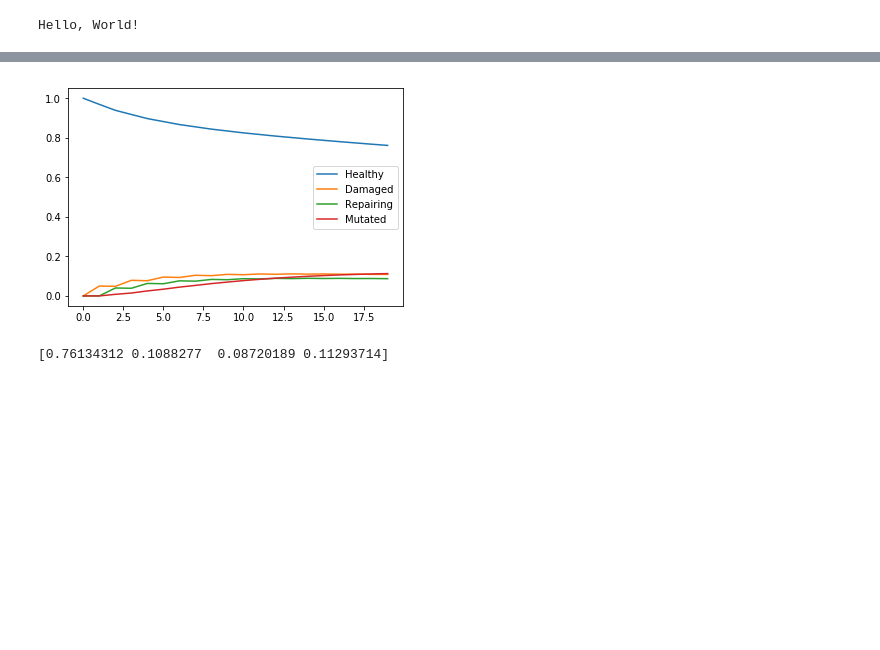
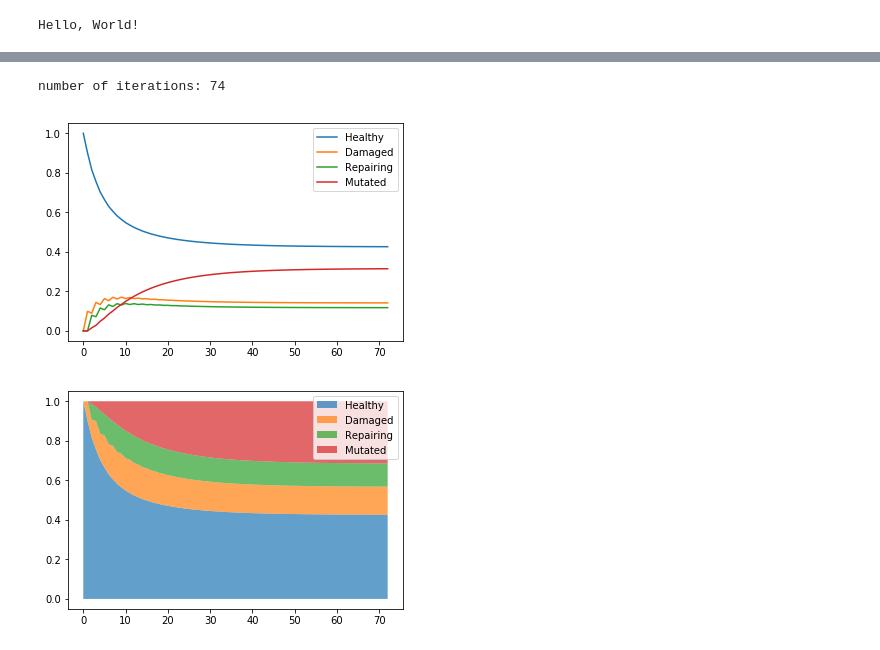
Before and after one commit to axiangusc/MATH691Y, a Jupyter notebook: Untitled.ipynb, the cells around one changed output, grey strips where cells are left out. Saved outputs shown, nothing was run; the diff lists cells and outputs as text; code cells hidden in the pictures; blank space fills up the shorter version.

```diff
--- a/Untitled.ipynb
+++ b/Untitled.ipynb
@@ -8,14 +18,6 @@ Hello, World!
 # %%
-
-
-u = 0.05 #This percentage of cells gets mutated at each step
-alpha = 0.80 #This percentage of damaged cells becomes mutated, if they survive being damaged
-beta = 0.2 #This percentage of repairing cells fully recovers into a healthy cell at each step
-epsilon = 0.80 #This percentage of damaged cells go into repair state
-a = 0.15 #This percentage of damaged cells dies at each step
-
-rs = 1.02 #Stable cell growth rate
-rm = 1.011 #Mutated cell growth rate
+rs = 1.01#Stable cell growth rate
+rm = 1.05#Mutated cell growth rate
 
 variables = np.array([u, alpha, beta, epsilon, a])
 variablenames = ['Healthy', 'Damaged', 'Repairing', 'Mutated']
@@ -68,11 +37,37 @@ number of iterations: 2
-# %%
-for i in range(4):
-    plt.plot(np.arange(iter), hist[:,i], label = variablenames[i])
-plt.legend()
-plt.show()
-# %% [output]
-[figure, removed]
-# %%
-print(hist[iter-1])
-# %% [output]
-[0.76134312 0.1088277  0.08720189 0.11293714]
+# %%
+population = np.array([1, 0, 0, 0])
+hist = np.zeros((2, 4))
+hist[0] = population
+hist[1] = np.dot(trans, hist[0]).reshape(1,-1)
+hist[1] /= np.sum(hist[1])
+i = 1
+while(True):
+    hist = np.append(hist, np.dot(trans, hist[i]).reshape(1, -1), axis = 0)
+    hist[i] /= np.sum(hist[i])
+    if(np.amax(np.abs(hist[i] - hist[i-1])) < threshold):
+        break
+    i += 1
+iter = hist.shape[0]
+print('number of iterations: %d' % iter)
+# %% [output]
+number of iterations: 74
+# %%
+for j in range(4):
+    plt.plot(np.arange(iter-1), hist[:-1,j], label = variablenames[j])
+
+plt.legend()
+plt.show()
+
+hist2 = hist
+
+for j in range(4):
+    if(j == 0):
+        plt.fill_between(np.arange(iter-1), 0, hist2[:-1,j], alpha = .7, label = variablenames[j])
+    else:
+        hist2[:-1,j] += hist2[:-1,j-1]
+        plt.fill_between(np.arange(iter-1), hist2[:-1,j-1], hist2[:-1,j], alpha = .7, label = variablenames[j])
+plt.legend()
+plt.show()
+# %% [output]
+[figure, added]
+[figure, added]
```
Also changed, not shown: parts of 4 cells of this notebook, 1 other file.
